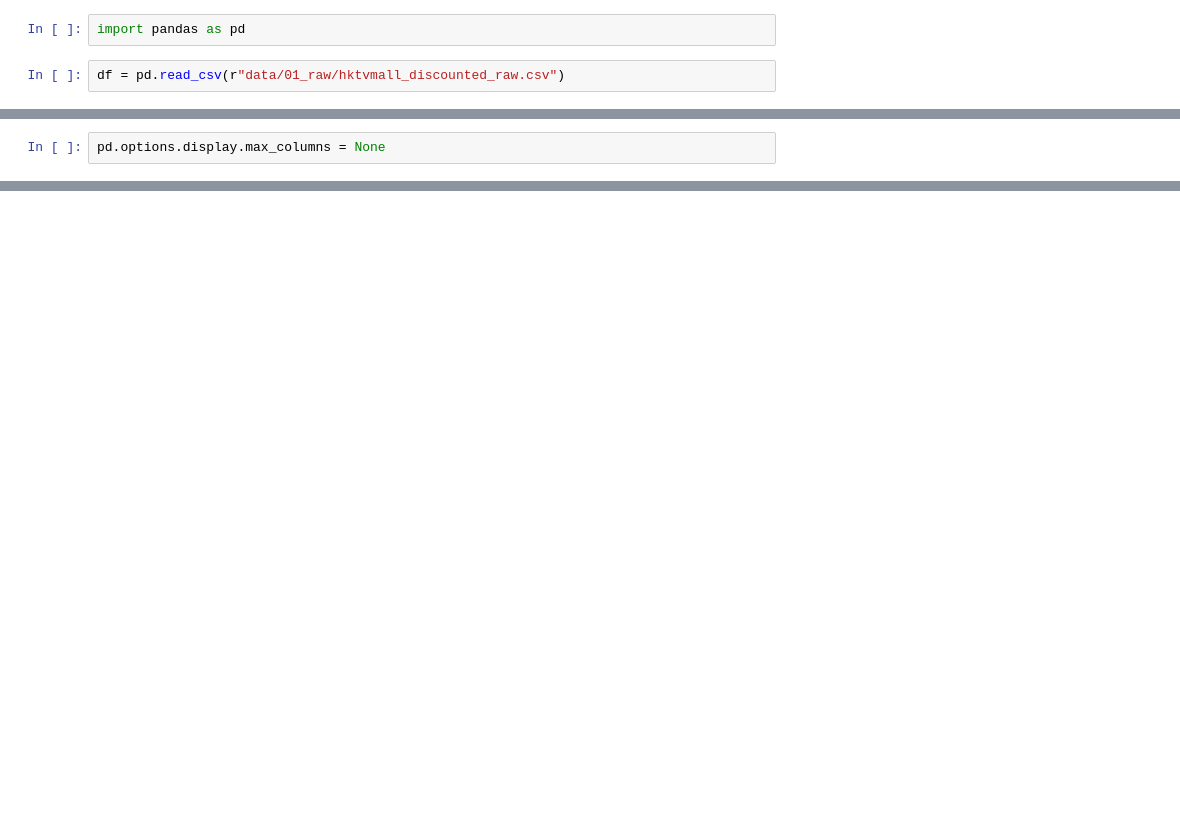
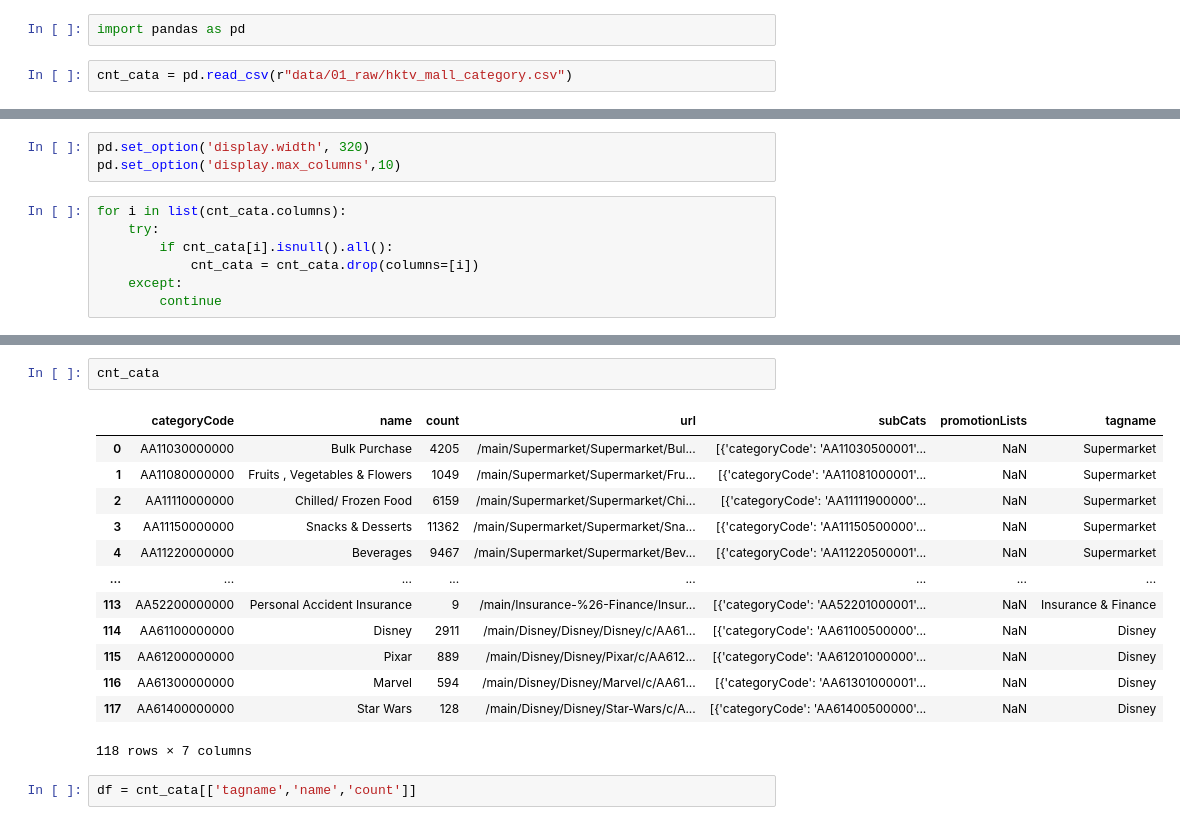
Before and after one commit to oscartse/kedro_ecommerce_pipeline, a Jupyter notebook: hktvmall_plot.ipynb, the cells around one changed output, grey strips where cells are left out. Cells and saved outputs as stored; diff of their text form; blank space fills up the shorter version.

Commit message:
Updating pickle data, update layers

```diff
--- a/hktvmall_plot.ipynb
+++ b/hktvmall_plot.ipynb
@@ -1,4 +1,4 @@
 # %%
 import pandas as pd
 # %%
-df = pd.read_csv(r"data/01_raw/hktvmall_discounted_raw.csv")
+cnt_cata = pd.read_csv(r"data/01_raw/hktv_mall_category.csv")
@@ -51,2 +5,10 @@ df.describe()
-# %%
-pd.options.display.max_columns = None
+# %%
+pd.set_option('display.width', 320)
+pd.set_option('display.max_columns',10)
+# %%
+for i in list(cnt_cata.columns):
+    try:
+        if cnt_cata[i].isnull().all():
+            cnt_cata = cnt_cata.drop(columns=[i])
+    except:
+        continue
@@ -53,3 +72,21 @@ pd.options.display.max_columns = None
+# %%
+cnt_cata
+# %% [output]
+|  | categoryCode | name | count | url | subCats | promotionLists | tagname |
+| 0 | AA11030000000 | Bulk Purchase | 4205 | /main/Supermarket/Supermarket/Bul... | [{'categoryCode': 'AA11030500001'... | NaN | Supermarket |
+| 1 | AA11080000000 | Fruits , Vegetables & Flowers | 1049 | /main/Supermarket/Supermarket/Fru... | [{'categoryCode': 'AA11081000001'... | NaN | Supermarket |
+| 2 | AA11110000000 | Chilled/ Frozen Food | 6159 | /main/Supermarket/Supermarket/Chi... | [{'categoryCode': 'AA11111900000'... | NaN | Supermarket |
+| 3 | AA11150000000 | Snacks & Desserts | 11362 | /main/Supermarket/Supermarket/Sna... | [{'categoryCode': 'AA11150500000'... | NaN | Supermarket |
+| 4 | AA11220000000 | Beverages | 9467 | /main/Supermarket/Supermarket/Bev... | [{'categoryCode': 'AA11220500001'... | NaN | Supermarket |
+| ... | ... | ... | ... | ... | ... | ... | ... |
+| 113 | AA52200000000 | Personal Accident Insurance | 9 | /main/Insurance-%26-Finance/Insur... | [{'categoryCode': 'AA52201000001'... | NaN | Insurance & Finance |
+| 114 | AA61100000000 | Disney | 2911 | /main/Disney/Disney/Disney/c/AA61... | [{'categoryCode': 'AA61100500000'... | NaN | Disney |
+| 115 | AA61200000000 | Pixar | 889 | /main/Disney/Disney/Pixar/c/AA612... | [{'categoryCode': 'AA61201000000'... | NaN | Disney |
+| 116 | AA61300000000 | Marvel | 594 | /main/Disney/Disney/Marvel/c/AA61... | [{'categoryCode': 'AA61301000001'... | NaN | Disney |
+| 117 | AA61400000000 | Star Wars | 128 | /main/Disney/Disney/Star-Wars/c/A... | [{'categoryCode': 'AA61400500000'... | NaN | Disney |
+118 rows × 7 columns
+# %%
+df = cnt_cata[['tagname','name','count']]
 # %%
 df
 # %% [output]
```
Also changed, not shown: parts of 27 cells of this notebook, 3 other files.
